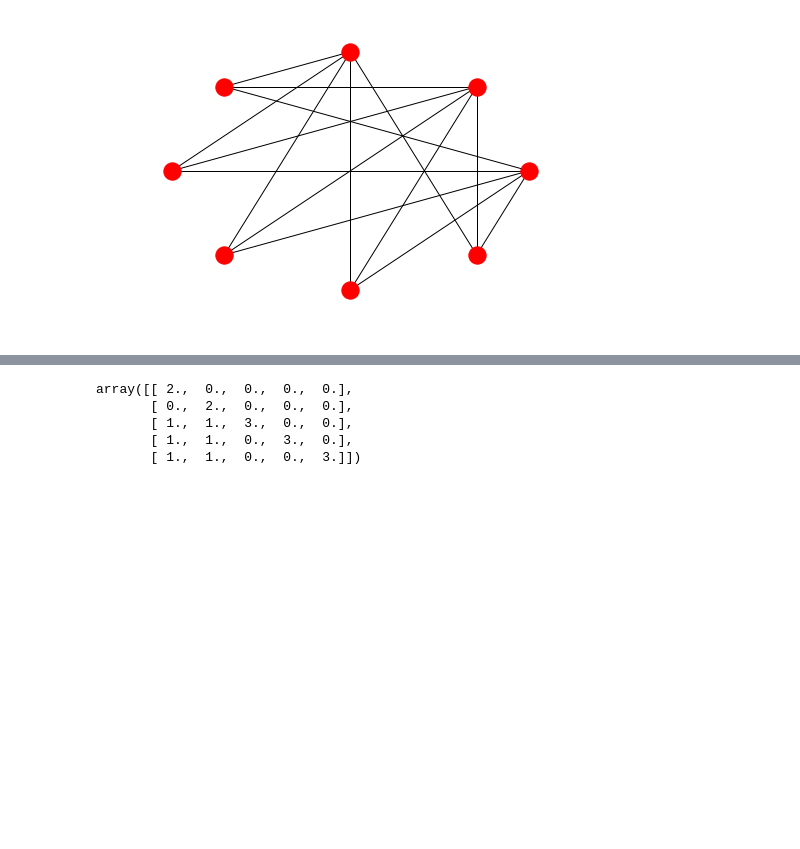
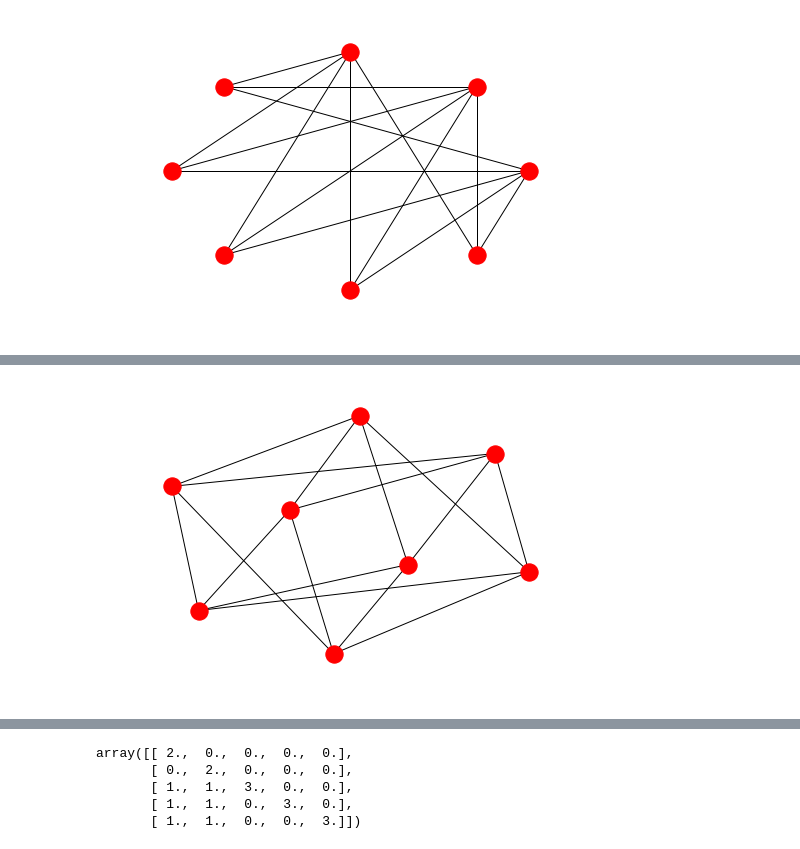
Before and after one commit to Thanosro/py_graphs, a Jupyter notebook: graph_test.ipynb, the cells around one changed output, grey strips where cells are left out. Cells and saved outputs as stored; diff of their text form; code cells hidden in the pictures; blank space fills up the shorter version.

```diff
--- a/graph_test.ipynb
+++ b/graph_test.ipynb
@@ -96,0 +116,6 @@ plt.show()
+# %%
+Gb = nx.complete_bipartite_graph(4, 4)
+nx.draw(Gb)
+plt.show()
+# %% [output]
+[figure, added]
```
Also changed, not shown: parts of 9 cells of this notebook.
